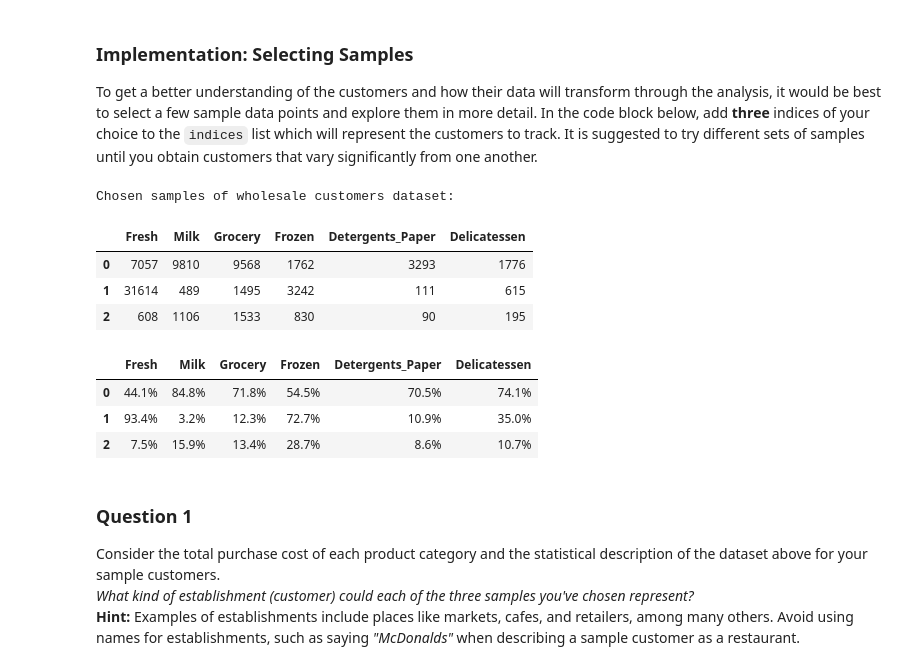
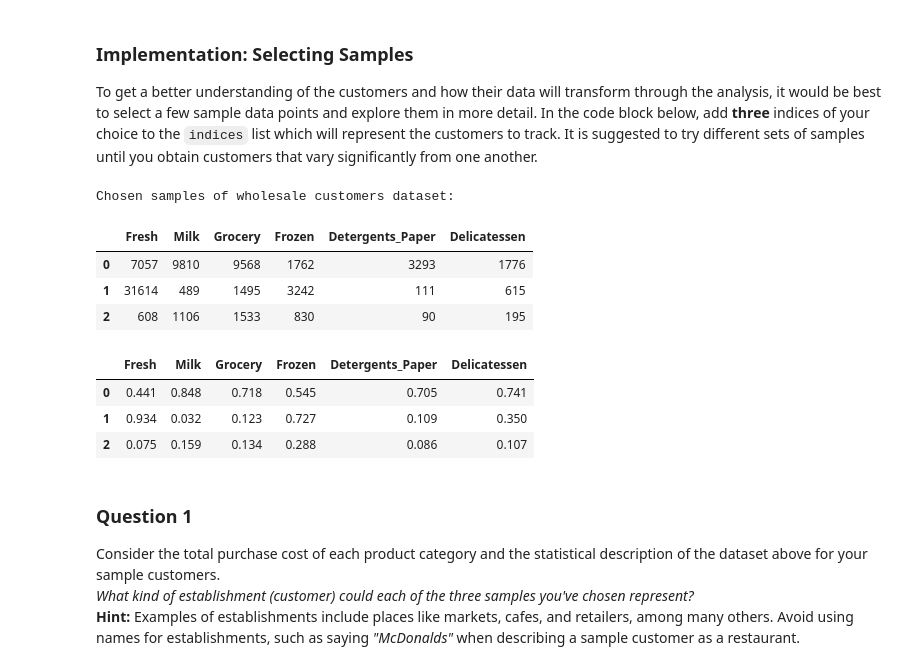
Before and after one commit to btaborsky/machine-learning, a Jupyter notebook: projects/creating_customer_segments/customer_segments.ipynb, the cells around one changed output. Saved outputs shown, nothing was run; the diff lists cells and outputs as text; code cells hidden in the pictures.

```diff
--- a/projects/creating_customer_segments/customer_segments.ipynb
+++ b/projects/creating_customer_segments/customer_segments.ipynb
@@ -59,22 +59,23 @@ To get a better understanding of the customers and how their data will transform
 # %%
 # TODO: Select three indices of your choice you wish to sample from the dataset
 indices = [1,255,352]
 
 # Create a DataFrame of the chosen samples
 samples = pd.DataFrame(data.loc[indices], columns = data.keys()).reset_index(drop = True)
 print "Chosen samples of wholesale customers dataset:"
 display(samples)
-display(data.rank(pct=True).iloc[indices].reset_index(drop=True).style.format("{:.1%}"))
+#display(data.rank(pct=True).iloc[indices].reset_index(drop=True).style.format("{:.1%}"))
+display(data.rank(pct=True).iloc[indices].reset_index(drop=True).round(3))
 # %% [output]
 Chosen samples of wholesale customers dataset:
 |  | Fresh | Milk | Grocery | Frozen | Detergents_Paper | Delicatessen |
 | 0 | 7057 | 9810 | 9568 | 1762 | 3293 | 1776 |
 | 1 | 31614 | 489 | 1495 | 3242 | 111 | 615 |
 | 2 | 608 | 1106 | 1533 | 830 | 90 | 195 |
 |  | Fresh | Milk | Grocery | Frozen | Detergents_Paper | Delicatessen |
-| 0 | 44.1% | 84.8% | 71.8% | 54.5% | 70.5% | 74.1% |
-| 1 | 93.4% | 3.2% | 12.3% | 72.7% | 10.9% | 35.0% |
-| 2 | 7.5% | 15.9% | 13.4% | 28.7% | 8.6% | 10.7% |
+| 0 | 0.441 | 0.848 | 0.718 | 0.545 | 0.705 | 0.741 |
+| 1 | 0.934 | 0.032 | 0.123 | 0.727 | 0.109 | 0.350 |
+| 2 | 0.075 | 0.159 | 0.134 | 0.288 | 0.086 | 0.107 |
 # %% [markdown]
 ### Question 1
 Consider the total purchase cost of each product category and the statistical description of the dataset above for your sample customers.
```
Also changed, not shown: parts of 11 cells of this notebook, 1 other file.
